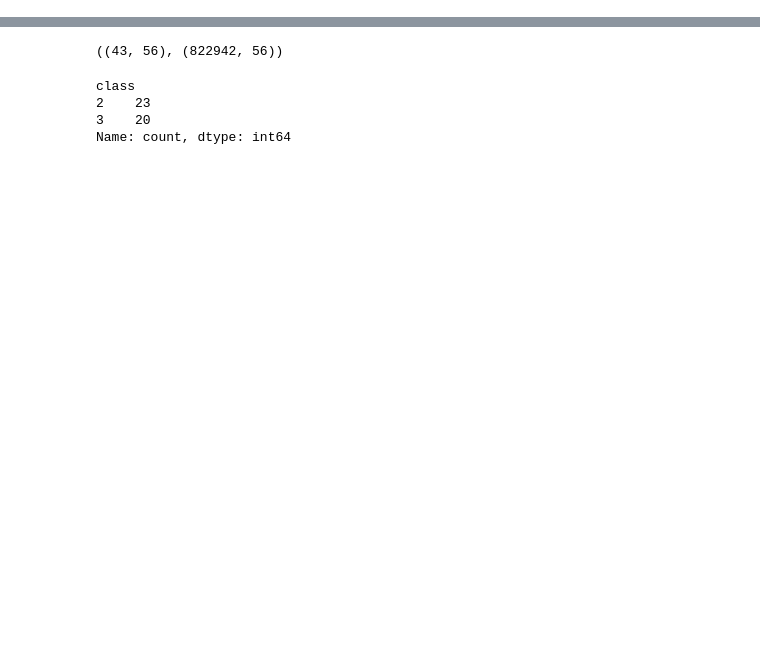
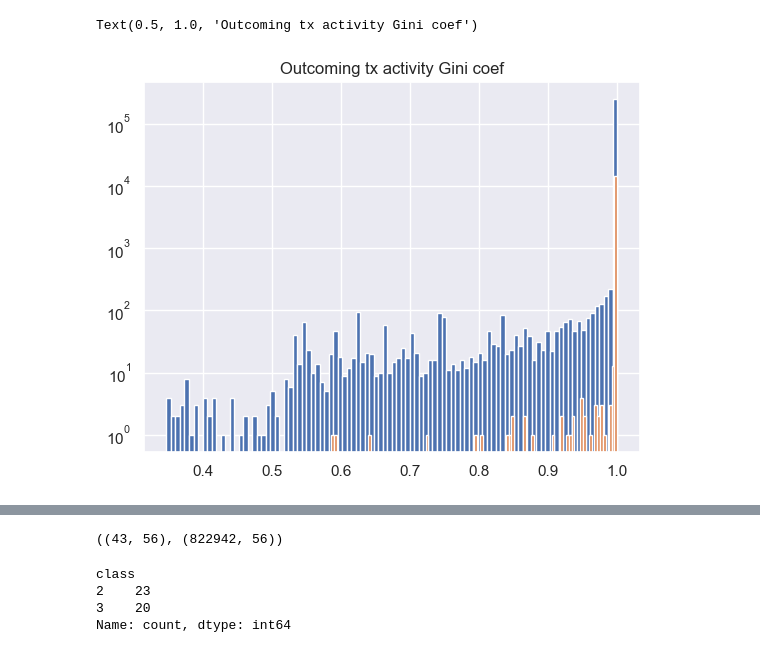
Before and after one commit to egortrussov/btc-fraud-detection, a Jupyter notebook: exchanges_analisys.ipynb, the cells around one changed output, grey strips where cells are left out. Saved outputs shown, nothing was run; the diff lists cells and outputs as text; code cells hidden in the pictures; blank space fills up the shorter version.

```diff
--- a/exchanges_analisys.ipynb
+++ b/exchanges_analisys.ipynb
@@ -18,3 +44,13 @@ wallets_feats = pd.read_csv("./dataset/custom/features_fixed/wallets_features_wi
+# %%
+fig, ax = plt.subplots(1,1)
+(1-wallets_feats[wallets_feats["class"] == 2]["outcoming_tx_ts_gini"]).hist(bins=100)
+(1-wallets_feats[wallets_feats["class"] == 1]["outcoming_tx_ts_gini"]).hist(bins=100)
+
+ax.set_yscale("log")
+ax.set_title("Outcoming tx activity Gini coef")
+# %% [output]
+Text(0.5, 1.0, 'Outcoming tx activity Gini coef')
+[figure, added]
 # %%
 wallets_feats.head()
 # %% [output]
```
Also changed, not shown: parts of 2 cells of this notebook, 7 other files.
